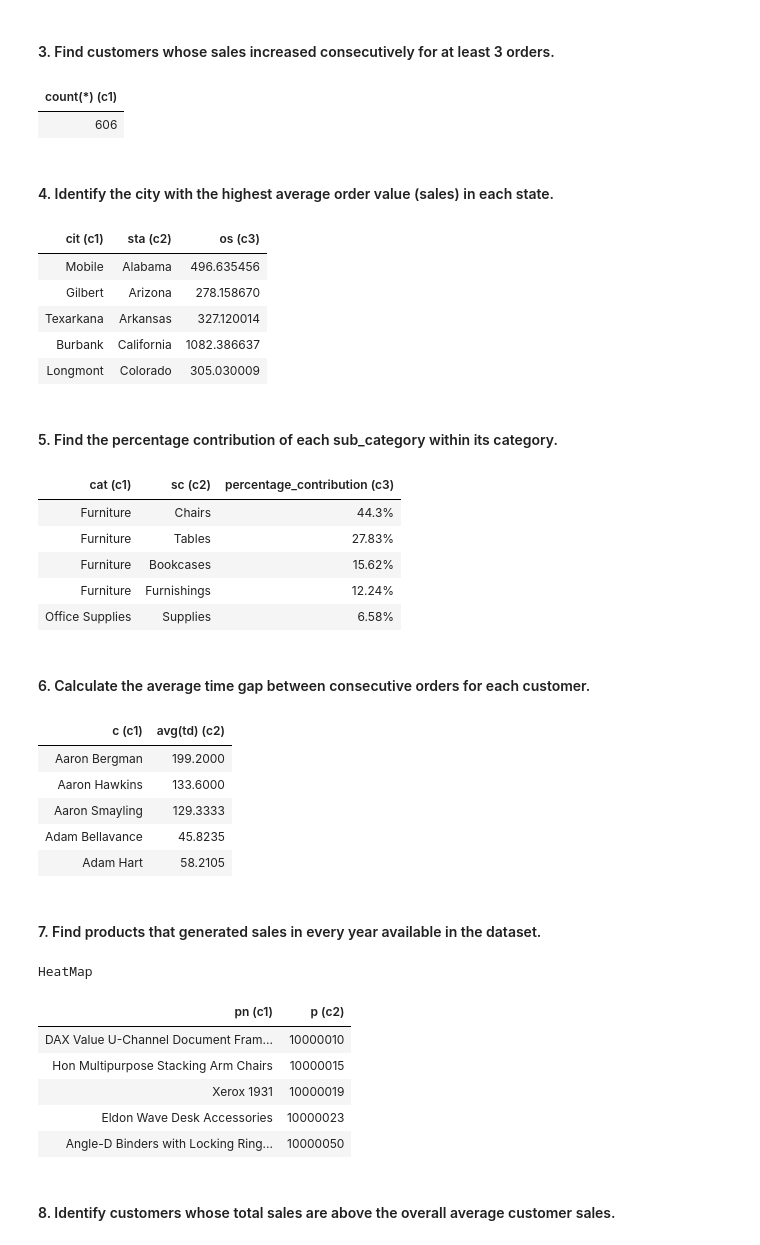
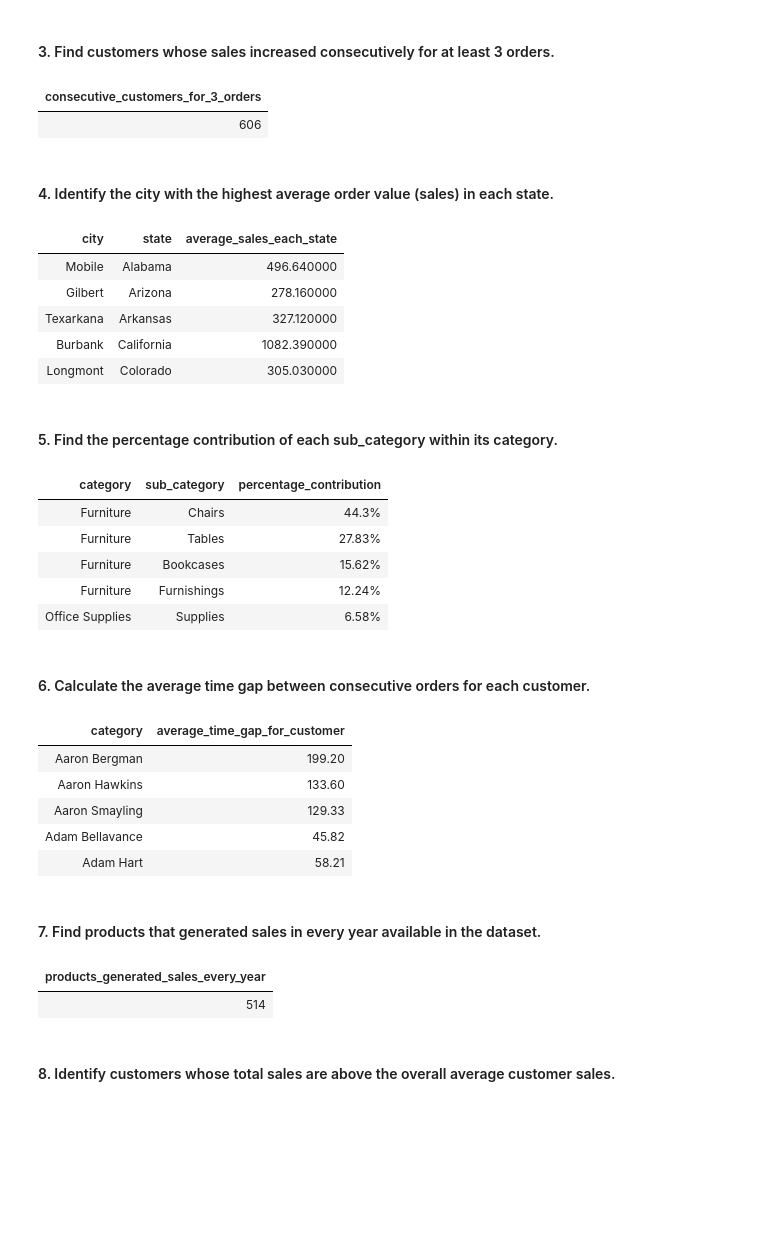
Before and after one commit to VishalShom07/Superstore_Sales, a Jupyter notebook: Data 1 - Main.ipynb, the cells around one changed output. Saved outputs shown, nothing was run; the diff lists cells and outputs as text; code cells hidden in the pictures; blank space fills up the shorter version.

```diff
--- a/Data 1 - Main.ipynb
+++ b/Data 1 - Main.ipynb
@@ -5,7 +5,7 @@ import numpy as np; import pandas as pd; import matplotlib.pyplot as mp; import
 # %% [markdown]
 #### Data
 # %%
-dbd="Superstore Sales"
+dbd="Superstore_Sales"
 # %% [markdown]
 #### Display
 # %%
@@ -241,16 +243,16 @@ select distinct c
 from a
 where s>ps1 and ps1>ps2
 )
-select count(*) from b
+select count(*) as consecutive_customers_for_3_orders from b
 """
 cur.execute(query)
 data=cur.fetchall()
 columns = [col[0] for col in cur.description]
 df = pd.DataFrame(data, columns=columns)
-df = df.rename(columns={col: f"{col} (c{i+1})" for i, col in enumerate(df.columns)})
 display(df.head().style.hide(axis="index").set_properties(**{'text-align': 'left'}).set_table_styles([{'selector': 'th', 'props': [('text-align', 'center')]},{'selector': 'th', 'props': [('border', '1.5px solid white')]},{'selector': 'td', 'props': [('border', '1px solid white')]}]))
+df.to_csv(r"Table 3 - Final/3.Consecutive customer for increased 3 orders.csv",index=False)
 # %% [output]
-| count(*) (c1) |
+| consecutive_customers_for_3_orders |
 | 606 |
 # %% [markdown]
 #### 4. Identify the city with the highest average order value (sales) in each state.
@@ -266,7 +268,7 @@ row_number() over(partition by sta order by os desc) as drank
 from a
 order by sta,os desc
 )
-select cit,sta,os
+select cit as city,sta as state,round(os,2) as average_sales_each_state
 from b
 where drank=1
 """
@@ -274,15 +276,15 @@ cur.execute(query)
 data=cur.fetchall()
 columns = [col[0] for col in cur.description]
 df = pd.DataFrame(data, columns=columns)
-df = df.rename(columns={col: f"{col} (c{i+1})" for i, col in enumerate(df.columns)})
 display(df.head().style.hide(axis="index").set_properties(**{'text-align': 'left'}).set_table_styles([{'selector': 'th', 'props': [('text-align', 'center')]},{'selector': 'th', 'props': [('border', '1.5px solid white')]},{'selector': 'td', 'props': [('border', '1px solid white')]}]))
+df.to_csv(r"Table 3 - Final/4.City with average sales in each state.csv",index=False)
 # %% [output]
-| cit (c1) | sta (c2) | os (c3) |
-| Mobile | Alabama | 496.635456 |
-| Gilbert | Arizona | 278.158670 |
-| Texarkana | Arkansas | 327.120014 |
-| Burbank | California | 1082.386637 |
-| Longmont | Colorado | 305.030009 |
+| city | state | average_sales_each_state |
+| Mobile | Alabama | 496.640000 |
+| Gilbert | Arizona | 278.160000 |
+| Texarkana | Arkansas | 327.120000 |
+| Burbank | California | 1082.390000 |
+| Longmont | Colorado | 305.030000 |
 # %% [markdown]
 #### 5. Find the percentage contribution of each sub_category within its category.
 # %%
@@ -294,7 +296,7 @@ sum(sum(s)) over(partition by cat) as cats
 from trains
 group by cat,sc
 )
-select cat,sc,concat(round(100.0*scs/cats,2),'%') as percentage_contribution
+select cat as category,sc as sub_category,concat(round(100.0*scs/cats,2),"%") as percentage_contribution
 from a
 order by cat,percentage_contribution desc
 """
@@ -302,10 +304,10 @@ cur.execute(query)
 data=cur.fetchall()
 columns = [col[0] for col in cur.description]
 df = pd.DataFrame(data, columns=columns)
-df = df.rename(columns={col: f"{col} (c{i+1})" for i, col in enumerate(df.columns)})
 display(df.head().style.hide(axis="index").set_properties(**{'text-align': 'left'}).set_table_styles([{'selector': 'th', 'props': [('text-align', 'center')]},{'selector': 'th', 'props': [('border', '1.5px solid white')]},{'selector': 'td', 'props': [('border', '1px solid white')]}]))
+df.to_csv(r"Table 3 - Final/5.Percentage contribution of each subcatory within category.csv",index=False)
 # %% [output]
-| cat (c1) | sc (c2) | percentage_contribution (c3) |
+| category | sub_category | percentage_contribution |
 | Furniture | Chairs | 44.3% |
 | Furniture | Tables | 27.83% |
 | Furniture | Bookcases | 15.62% |
@@ -325,7 +327,7 @@ select c ,timestampdiff(day,pd,od) as td
 from a
 where pd is not null
 )
-select c ,avg(td)
+select c as category,round(avg(td),2) as average_time_gap_for_customer
 from b
 group by c
 """
@@ -333,48 +335,42 @@ cur.execute(query)
 data=cur.fetchall()
 columns = [col[0] for col in cur.description]
 df = pd.DataFrame(data, columns=columns)
-df = df.rename(columns={col: f"{col} (c{i+1})" for i, col in enumerate(df.columns)})
 display(df.head().style.hide(axis="index").set_properties(**{'text-align': 'left'}).set_table_styles([{'selector': 'th', 'props': [('text-align', 'center')]},{'selector': 'th', 'props': [('border', '1.5px solid white')]},{'selector': 'td', 'props': [('border', '1px solid white')]}]))
+df.to_csv(r"Table 3 - Final/6.Average time gap between consecutive orders for customers.csv",index=False)
 # %% [output]
-| c (c1) | avg(td) (c2) |
-| Aaron Bergman | 199.2000 |
-| Aaron Hawkins | 133.6000 |
-| Aaron Smayling | 129.3333 |
-| Adam Bellavance | 45.8235 |
-| Adam Hart | 58.2105 |
+| category | average_time_gap_for_customer |
+| Aaron Bergman | 199.20 |
+| Aaron Hawkins | 133.60 |
+| Aaron Smayling | 129.33 |
+| Adam Bellavance | 45.82 |
+| Adam Hart | 58.21 |
 # %% [markdown]
 #### 7. Find products that generated sales in every year available in the dataset.
 # %%
 query="""
 with a as (
 select p,pn,count(distinct extract(year from od)) as py
 from trains
 where s is not null
 group by p,pn
 ), b as (
 select count(distinct extract(year from od)) as ty
 from trains
 where s is not null
 )
-select a.pn,a.p from a
+select count(distinct p) as products_generated_sales_every_year from a
 join b
 on a.py=b.ty
 """
-print("HeatMap")
 cur.execute(query)
 data=cur.fetchall()
 columns = [col[0] for col in cur.description]
 df = pd.DataFrame(data, columns=columns)
-df = df.rename(columns={col: f"{col} (c{i+1})" for i, col in enumerate(df.columns)})
 display(df.head().style.hide(axis="index").set_properties(**{'text-align': 'left'}).set_table_styles([{'selector': 'th', 'props': [('text-align', 'center')]},{'selector': 'th', 'props': [('border', '1.5px solid white')]},{'selector': 'td', 'props': [('border', '1px solid white')]}]))
+df.to_csv(r"Table 3 - Final/7.Products that generated sales in every year.csv",index=False)
 # %% [output]
-HeatMap
-| pn (c1) | p (c2) |
-| DAX Value U-Channel Document Fram... | 10000010 |
-| Hon Multipurpose Stacking Arm Chairs | 10000015 |
-| Xerox 1931 | 10000019 |
-| Eldon Wave Desk Accessories | 10000023 |
-| Angle-D Binders with Locking Ring... | 10000050 |
+| products_generated_sales_every_year |
+| 514 |
 # %% [markdown]
 #### 8. Identify customers whose total sales are above the overall average customer sales.
 # %%
```
Also changed, not shown: parts of 9 cells of this notebook, 15 other files.
